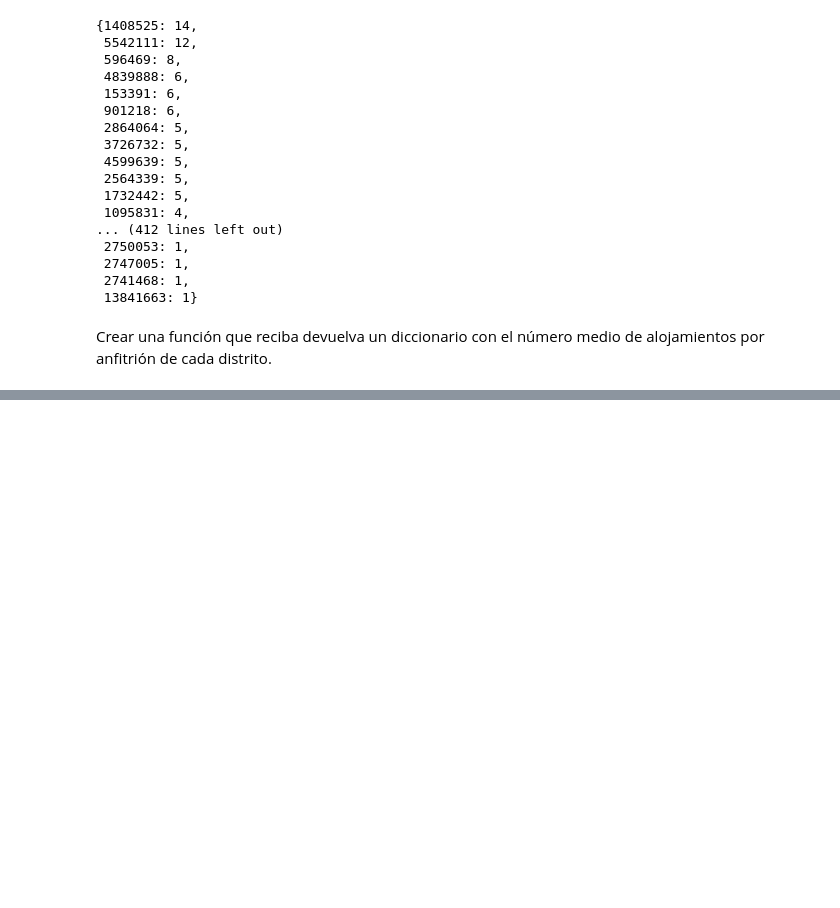
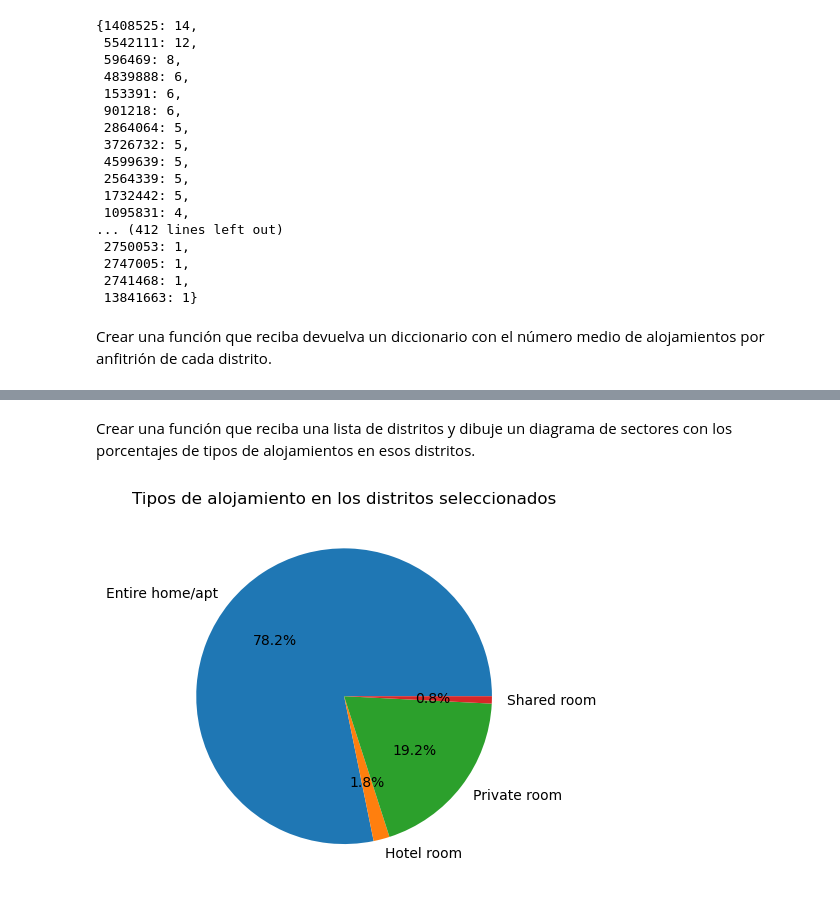
Before and after one commit to Jose-NachoySerra/Entrega-lunes-15, a Jupyter notebook: archivo.ipynb, the cells around one changed output, grey strips where cells are left out. Cells and saved outputs as stored; diff of their text form; code cells hidden in the pictures; blank space fills up the shorter version.

```diff
--- a/archivo.ipynb
+++ b/archivo.ipynb
@@ -187,0 +184,19 @@ avg_listings_per_host_by_district(data)
+# %% [markdown]
+Crear una función que reciba una lista de distritos y dibuje un diagrama de sectores con los porcentajes de tipos de alojamientos en esos distritos.
+# %%
+import matplotlib.pyplot as plt
+
+def tipos_alojamiento_por_distrito(df, distritos):
+    # filtramos con el isin los didtritos que nos interesan, de forma que si esta, nos devolveria true y si no false
+    df_filt = df[df['neighbourhood_group_cleansed'].isin(distritos)]
+
+    # los agrupamos segun el tipo de room y hacemos un .size() para contarlos
+    tipos = df_filt.groupby('room_type').size()
+    # creamos el diagrama de sectores #le pasamos tipos que es la cantidad de alojamientos por tipo de room
+    #labels es el nombre de los tipos de room el tipo de dato, en este caso object
+    plt.pie(tipos, labels=tipos.index, autopct='%1.1f%%')#autopact es el formato deseado
+    plt.title('Tipos de alojamiento en los distritos seleccionados')
+    plt.show()
+tipos_alojamiento_por_distrito(data, ['Centro', 'Arganzuela', 'Salamanca', 'Chamartín', 'Tetuán'])
+# %% [output]
+[figure, added]
```
Also changed, not shown: parts of 1 cell of this notebook.
